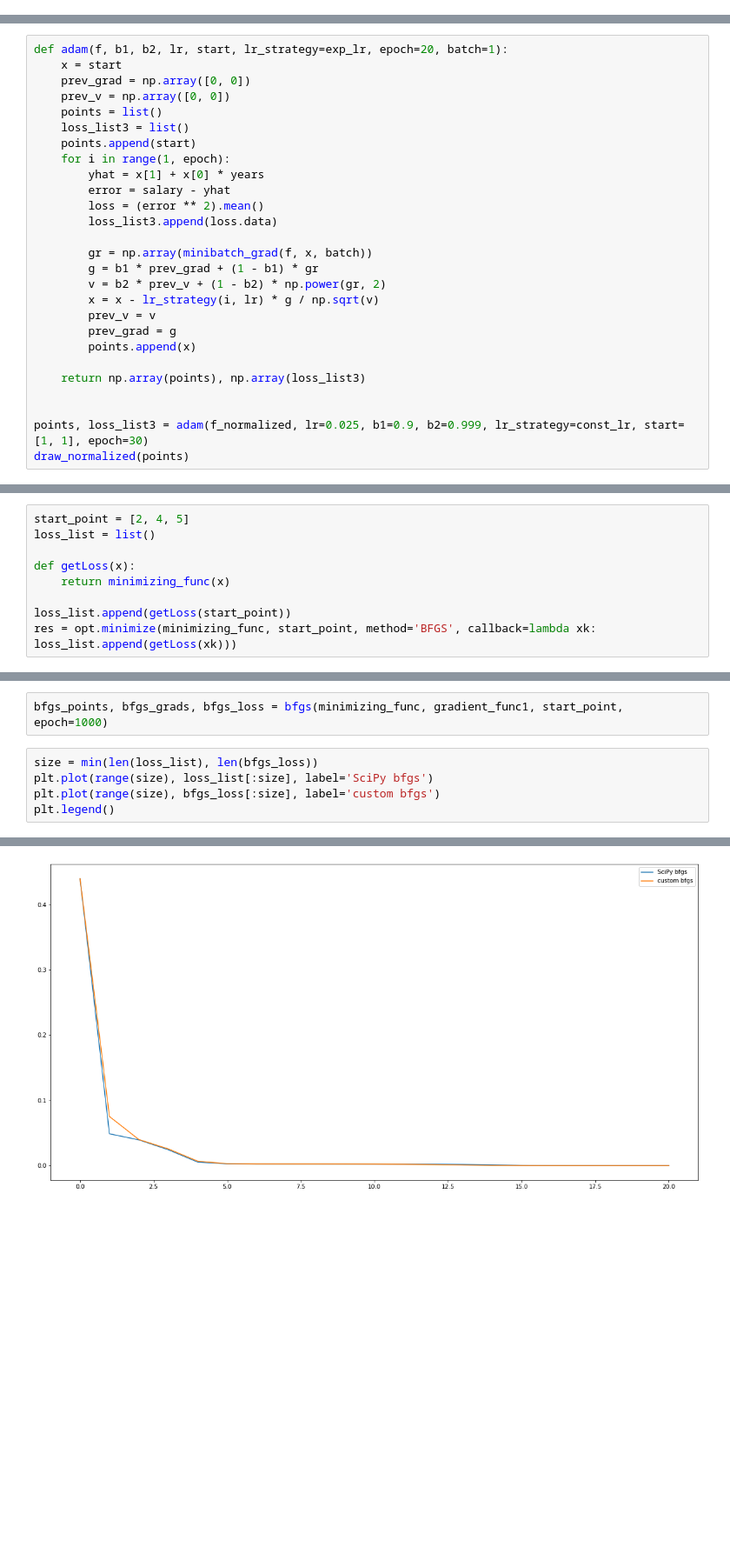
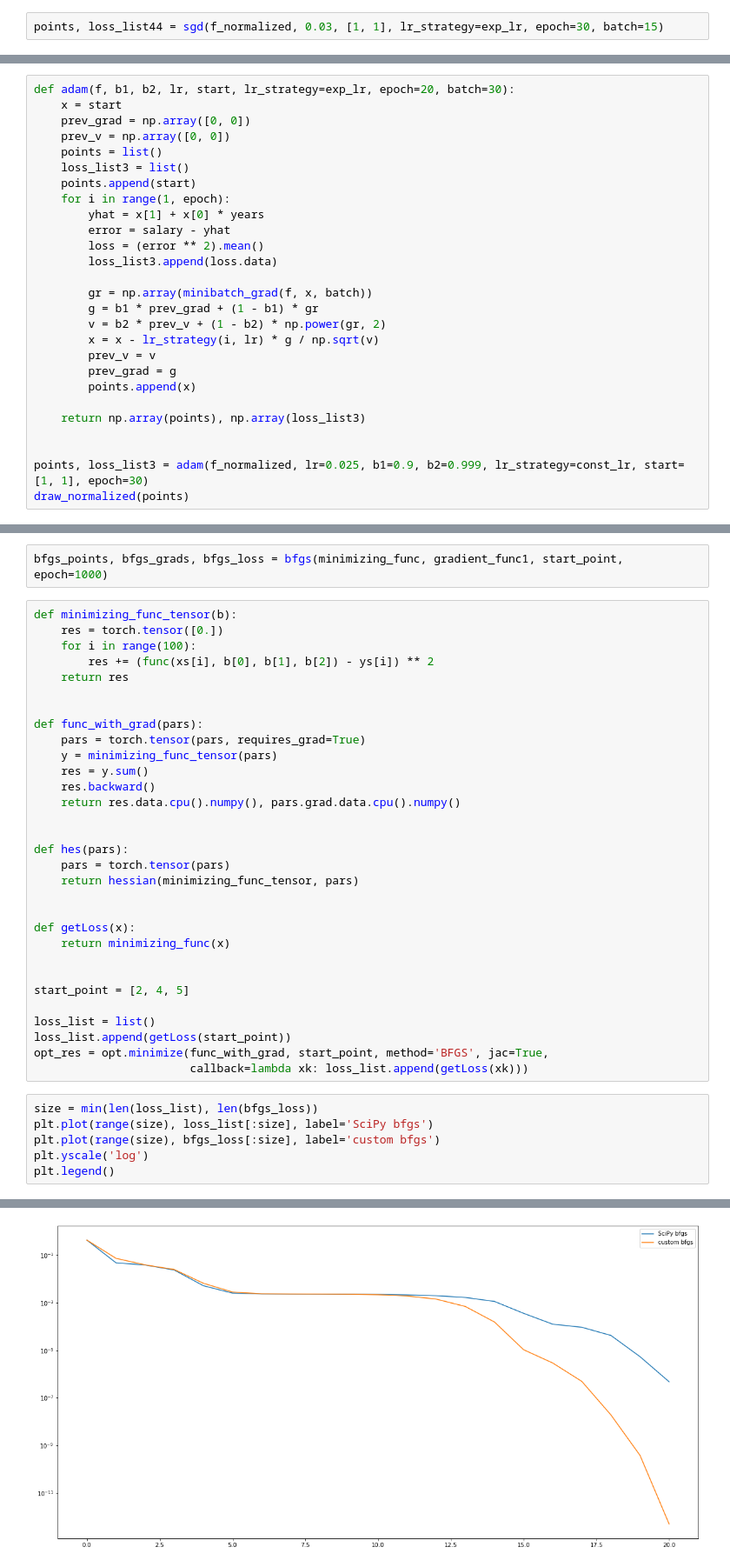
Before and after one commit to dzahbarov/opt-methods, a Jupyter notebook: lab4/lab4.ipynb, the cells around one changed output, grey strips where cells are left out. Shown at 87% size. Saved outputs shown, nothing was run; the diff lists cells and outputs as text; blank space fills up the shorter version.

```diff
--- a/lab4/lab4.ipynb
+++ b/lab4/lab4.ipynb
@@ -190,0 +246,2 @@ plt.legend()
+# %%
+points, loss_list44 = sgd(f_normalized, 0.03, [1, 1], lr_strategy=exp_lr, epoch=30, batch=15)
@@ -213,5 +296,5 @@ tensor([0.0420], requires_grad=True) tensor([0.9506], requires_grad=True)
 # %%
-def adam(f, b1, b2, lr, start, lr_strategy=exp_lr, epoch=20, batch=1):
+def adam(f, b1, b2, lr, start, lr_strategy=exp_lr, epoch=20, batch=30):
     x = start
     prev_grad = np.array([0, 0])
     prev_v = np.array([0, 0])
@@ -261,12 +397,3 @@ ys = func(xs, exp_beta_1, exp_beta_2, exp_beta_3)
-# %%
-start_point = [2, 4, 5]
-loss_list = list()
-
-def getLoss(x):
-    return minimizing_func(x)
-
-loss_list.append(getLoss(start_point))
-res = opt.minimize(minimizing_func, start_point, method='BFGS', callback=lambda xk: loss_list.append(getLoss(xk)))
 # %%
 def gradient_func1(x):
     return np.array(minibatch_grad(minimizing_func, x))
@@ -335,11 +466,43 @@ def bfgs(f, grad_with_fixed_func, start, epoch):
     return [points, grads, loss]
 # %%
 bfgs_points, bfgs_grads, bfgs_loss = bfgs(minimizing_func, gradient_func1, start_point, epoch=1000)
+# %%
+def minimizing_func_tensor(b):
+    res = torch.tensor([0.])
+    for i in range(100):
+        res += (func(xs[i], b[0], b[1], b[2]) - ys[i]) ** 2
+    return res
+
+
+def func_with_grad(pars):
+    pars = torch.tensor(pars, requires_grad=True)
+    y = minimizing_func_tensor(pars)
+    res = y.sum()
+    res.backward()
+    return res.data.cpu().numpy(), pars.grad.data.cpu().numpy()
+
+
+def hes(pars):
+    pars = torch.tensor(pars)
+    return hessian(minimizing_func_tensor, pars)
+
+
+def getLoss(x):
+    return minimizing_func(x)
+
+
+start_point = [2, 4, 5]
+
+loss_list = list()
+loss_list.append(getLoss(start_point))
+opt_res = opt.minimize(func_with_grad, start_point, method='BFGS', jac=True,
+                       callback=lambda xk: loss_list.append(getLoss(xk)))
 # %%
 size = min(len(loss_list), len(bfgs_loss))
 plt.plot(range(size), loss_list[:size], label='SciPy bfgs')
 plt.plot(range(size), bfgs_loss[:size], label='custom bfgs')
+plt.yscale('log')
 plt.legend()
 # %% [output]
 <matplotlib.legend.Legend at 0x...>
-[figure, old version]
+[figure, new version]
```
Also changed, not shown: parts of 51 cells of this notebook.
